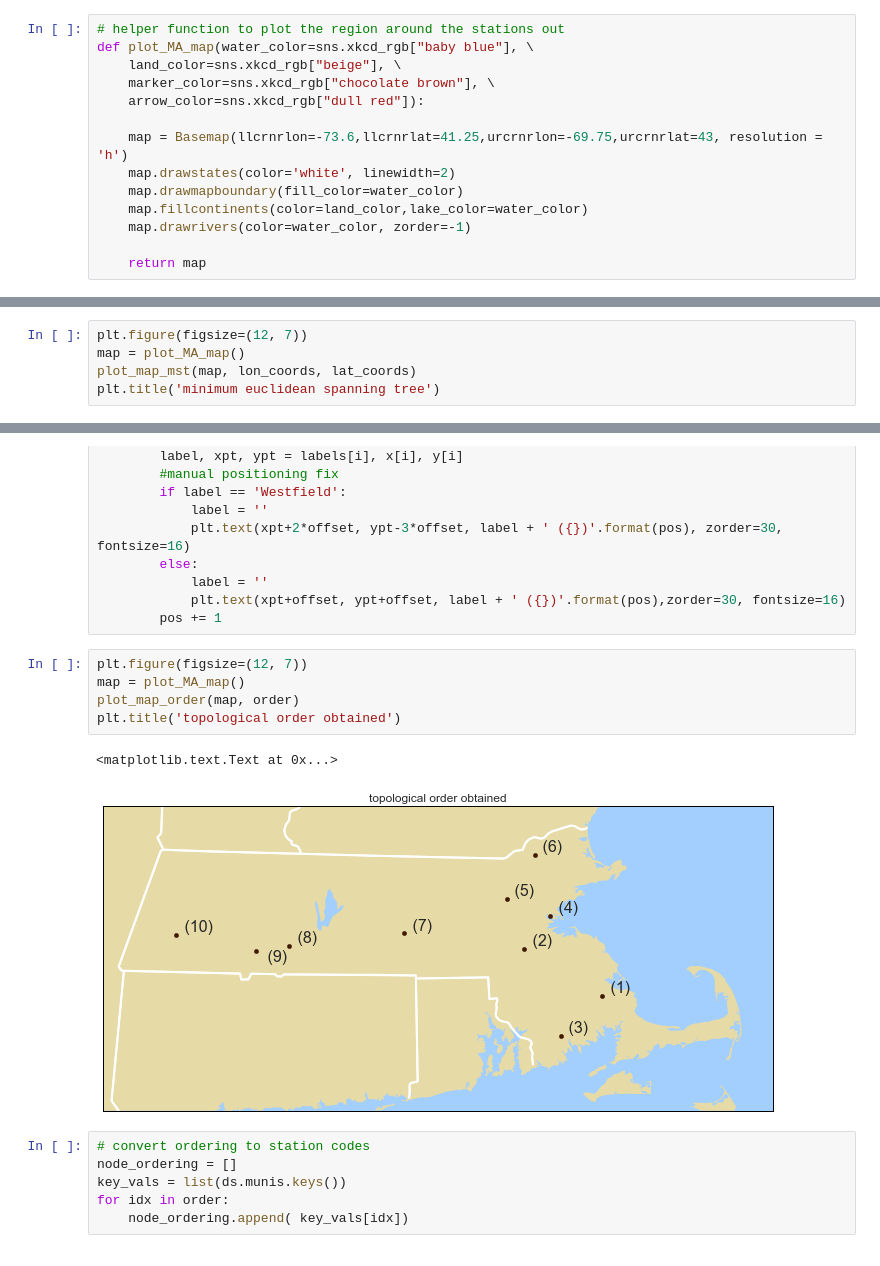
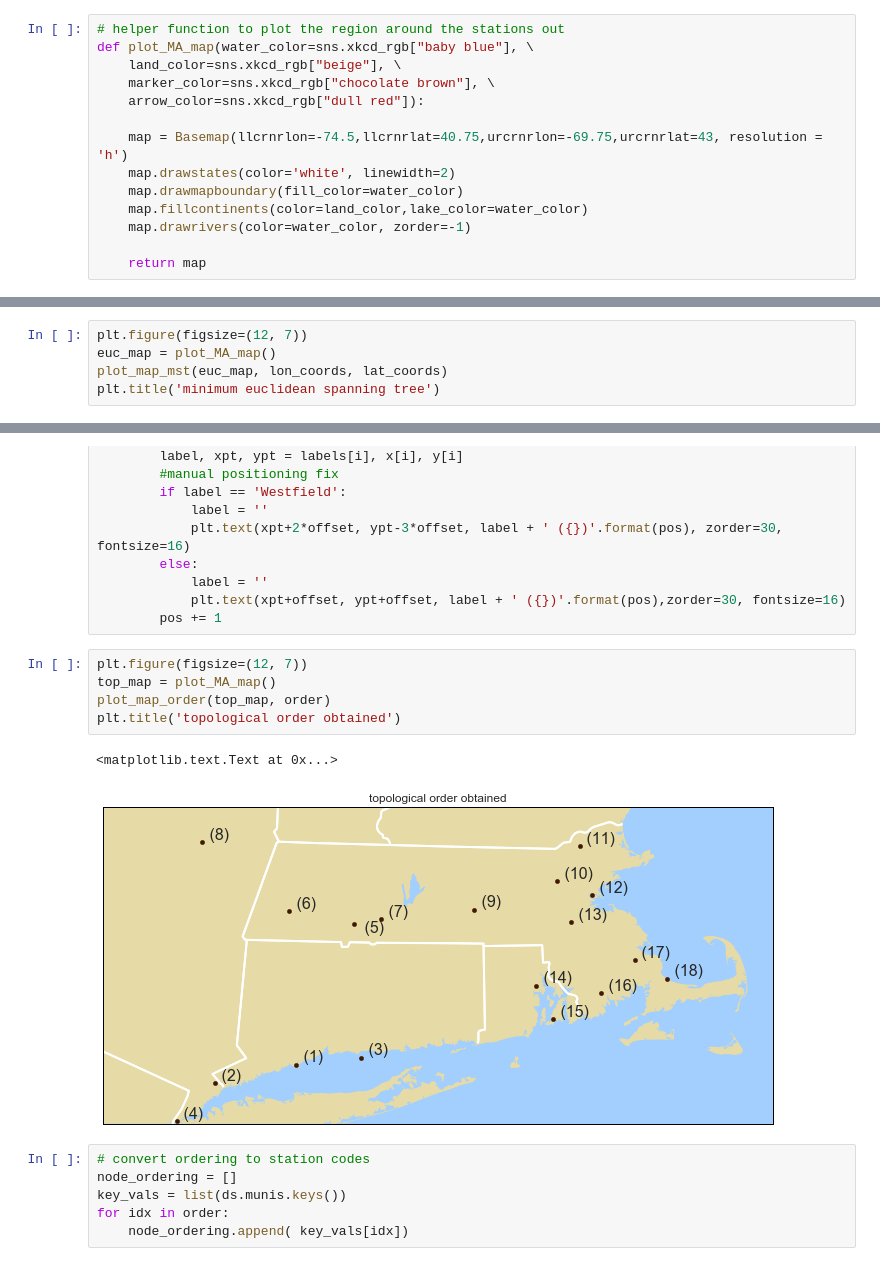
Before and after one commit to therealchuckliu/MCWeather, a Jupyter notebook: 02_Bayesian_Networks.ipynb, the cells around one changed output, grey strips where cells are left out. Cells and saved outputs as stored; diff of their text form.

```diff
--- a/02_Bayesian_Networks.ipynb
+++ b/02_Bayesian_Networks.ipynb
@@ -78,7 +78,7 @@ def plot_MA_map(water_color=sns.xkcd_rgb["baby blue"], \
     marker_color=sns.xkcd_rgb["chocolate brown"], \
     arrow_color=sns.xkcd_rgb["dull red"]):
 
-    map = Basemap(llcrnrlon=-73.6,llcrnrlat=41.25,urcrnrlon=-69.75,urcrnrlat=43, resolution = 'h')
+    map = Basemap(llcrnrlon=-74.5,llcrnrlat=40.75,urcrnrlon=-69.75,urcrnrlat=43, resolution = 'h')
     map.drawstates(color='white', linewidth=2)
     map.drawmapboundary(fill_color=water_color)
     map.fillcontinents(color=land_color,lake_color=water_color)
@@ -162,8 +174,8 @@ def plot_map_mst(map, lon_coords, lat_coords, marker_color=sns.xkcd_rgb["chocola
     plot_mst(map, lon_coords, lat_coords)
 # %%
 plt.figure(figsize=(12, 7))
-map = plot_MA_map()
-plot_map_mst(map, lon_coords, lat_coords)
+euc_map = plot_MA_map()
+plot_map_mst(euc_map, lon_coords, lat_coords)
 plt.title('minimum euclidean spanning tree')
 # %% [output]
 <matplotlib.text.Text at 0x...>
@@ -231,12 +243,12 @@ def plot_map_order(map, order, marker_color=sns.xkcd_rgb["chocolate brown"]):
         pos += 1
 # %%
 plt.figure(figsize=(12, 7))
-map = plot_MA_map()
-plot_map_order(map, order)
+top_map = plot_MA_map()
+plot_map_order(top_map, order)
 plt.title('topological order obtained')
 # %% [output]
 <matplotlib.text.Text at 0x...>
-[figure, old version]
+[figure, new version]
 # %%
 # convert ordering to station codes
 node_ordering = []
```
Also changed, not shown: parts of 14 cells of this notebook, 4 other files.
